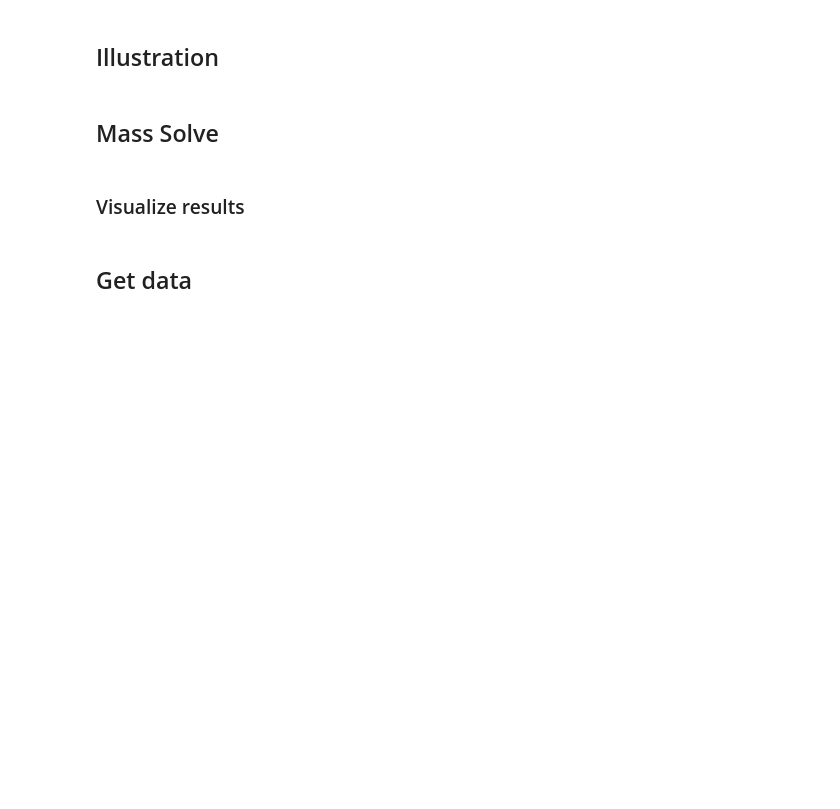
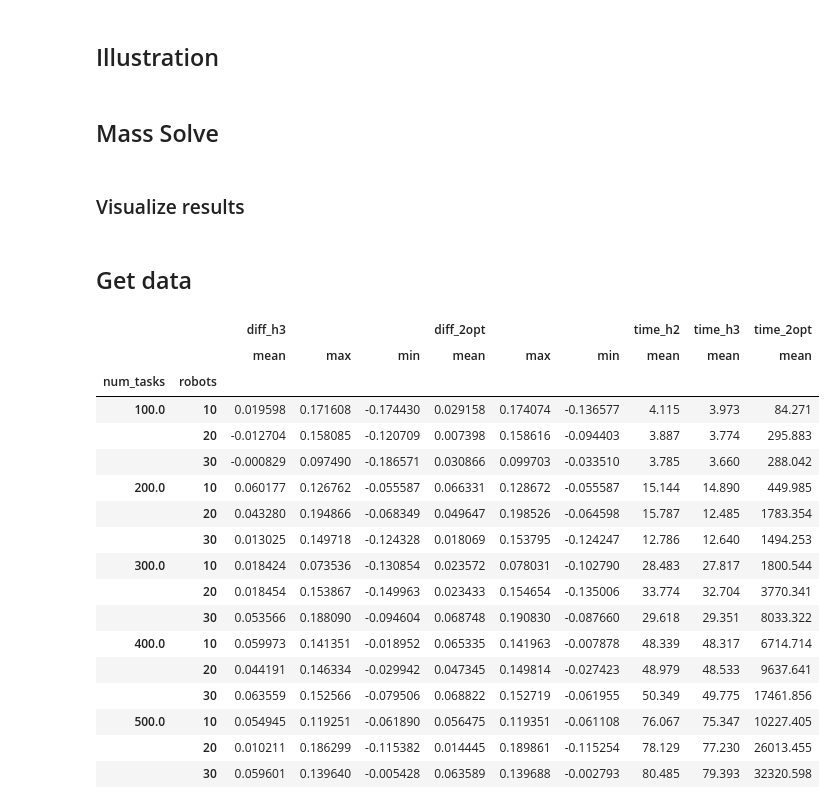
Before and after one commit to thaonc97/thao_phd_model, a Jupyter notebook: Thao model quick implement.ipynb, the cells around one changed output. Saved outputs shown, nothing was run; the diff lists cells and outputs as text; code cells hidden in the pictures; blank space fills up the shorter version.

```diff
--- a/Thao model quick implement.ipynb
+++ b/Thao model quick implement.ipynb
@@ -653,10 +653,35 @@ plt.show()
 
 df_compare = pd.read_csv('solve_log_h_2opt.csv',
             header = None, names = ['data','robots','obj_h2','time_h2','obj_h3','time_h3','obj_2opt','time_2opt','time'])
-#new columnd diff h3 = (obj_h3 - obj_h2)/obj_h2
-df_compare['diff_h3'] = (df_compare['obj_h3'] - df_compare['obj_h2'])/df_compare['obj_h2']
-#new column diff_2opt = (obj_2opt - obj_h2)/obj_h2
-df_compare['diff_2opt'] = (df_compare['obj_2opt'] - df_compare['obj_h2'])/df_compare['obj_h2']
-#remove lines with obj_2opt is nan
+df_compare['diff_h3'] = (df_compare['obj_h2']- df_compare['obj_h3'] )/df_compare['obj_h2']
+df_compare['diff_2opt'] = (df_compare['obj_h2']- df_compare['obj_2opt'] )/df_compare['obj_h2']
 df_compare = df_compare.dropna(subset = ['obj_2opt'])
-# data column have a form of lim/400/LC1_4_1-5-uniform.csv, we extract the part after the first number '/', that is the total tasks add a column 'num_tasks'
+# data column have a form of lim/400/LC1_4_1-5-uniform.csv, we extract half part beetween two first number '/', that is the total tasks add a column 'num_tasks'
+# for example 'lim/400/LC1_4_1-5-uniform.csv' we want to extract 400/2 = 200
+df_compare['num_tasks'] = df_compare['data'].apply(lambda x: int(x.split('/')[1])/2)
+#drop time column
+df_compare.drop('time',axis =1,inplace = True)
+# %%
+#group by num_tasks and robots and calculate the mean,max,min, of diff_h3 and diff_2opt and also time, add a column 'total instances' to show the number of instances for each group
+df_compare_grouped = df_compare.groupby(['num_tasks','robots']).agg({'diff_h3':['mean','max','min'],'diff_2opt':['mean','max','min'],'time_h2':['mean'],'time_h3':['mean'],'time_2opt':['mean']})
+# %%
+df_compare_grouped
+# %% [output]
+|  |  | diff_h3 |  |  | diff_2opt |  |  | time_h2 | time_h3 | time_2opt |
+|  |  | mean | max | min | mean | max | min | mean | mean | mean |
+| num_tasks | robots |  |  |  |  |  |  |  |  |  |
+| 100.0 | 10 | 0.019598 | 0.171608 | -0.174430 | 0.029158 | 0.174074 | -0.136577 | 4.115 | 3.973 | 84.271 |
+|  | 20 | -0.012704 | 0.158085 | -0.120709 | 0.007398 | 0.158616 | -0.094403 | 3.887 | 3.774 | 295.883 |
+|  | 30 | -0.000829 | 0.097490 | -0.186571 | 0.030866 | 0.099703 | -0.033510 | 3.785 | 3.660 | 288.042 |
+| 200.0 | 10 | 0.060177 | 0.126762 | -0.055587 | 0.066331 | 0.128672 | -0.055587 | 15.144 | 14.890 | 449.985 |
+|  | 20 | 0.043280 | 0.194866 | -0.068349 | 0.049647 | 0.198526 | -0.064598 | 15.787 | 12.485 | 1783.354 |
+|  | 30 | 0.013025 | 0.149718 | -0.124328 | 0.018069 | 0.153795 | -0.124247 | 12.786 | 12.640 | 1494.253 |
+| 300.0 | 10 | 0.018424 | 0.073536 | -0.130854 | 0.023572 | 0.078031 | -0.102790 | 28.483 | 27.817 | 1800.544 |
+|  | 20 | 0.018454 | 0.153867 | -0.149963 | 0.023433 | 0.154654 | -0.135006 | 33.774 | 32.704 | 3770.341 |
+|  | 30 | 0.053566 | 0.188090 | -0.094604 | 0.068748 | 0.190830 | -0.087660 | 29.618 | 29.351 | 8033.322 |
+| 400.0 | 10 | 0.059973 | 0.141351 | -0.018952 | 0.065335 | 0.141963 | -0.007878 | 48.339 | 48.317 | 6714.714 |
+|  | 20 | 0.044191 | 0.146334 | -0.029942 | 0.047345 | 0.149814 | -0.027423 | 48.979 | 48.533 | 9637.641 |
+|  | 30 | 0.063559 | 0.152566 | -0.079506 | 0.068822 | 0.152719 | -0.061955 | 50.349 | 49.775 | 17461.856 |
+| 500.0 | 10 | 0.054945 | 0.119251 | -0.061890 | 0.056475 | 0.119351 | -0.061108 | 76.067 | 75.347 | 10227.405 |
+|  | 20 | 0.010211 | 0.186299 | -0.115382 | 0.014445 | 0.189861 | -0.115254 | 78.129 | 77.230 | 26013.455 |
+|  | 30 | 0.059601 | 0.139640 | -0.005428 | 0.063589 | 0.139688 | -0.002793 | 80.485 | 79.393 | 32320.598 |
```
Also changed, not shown: parts of 1 cell of this notebook.
